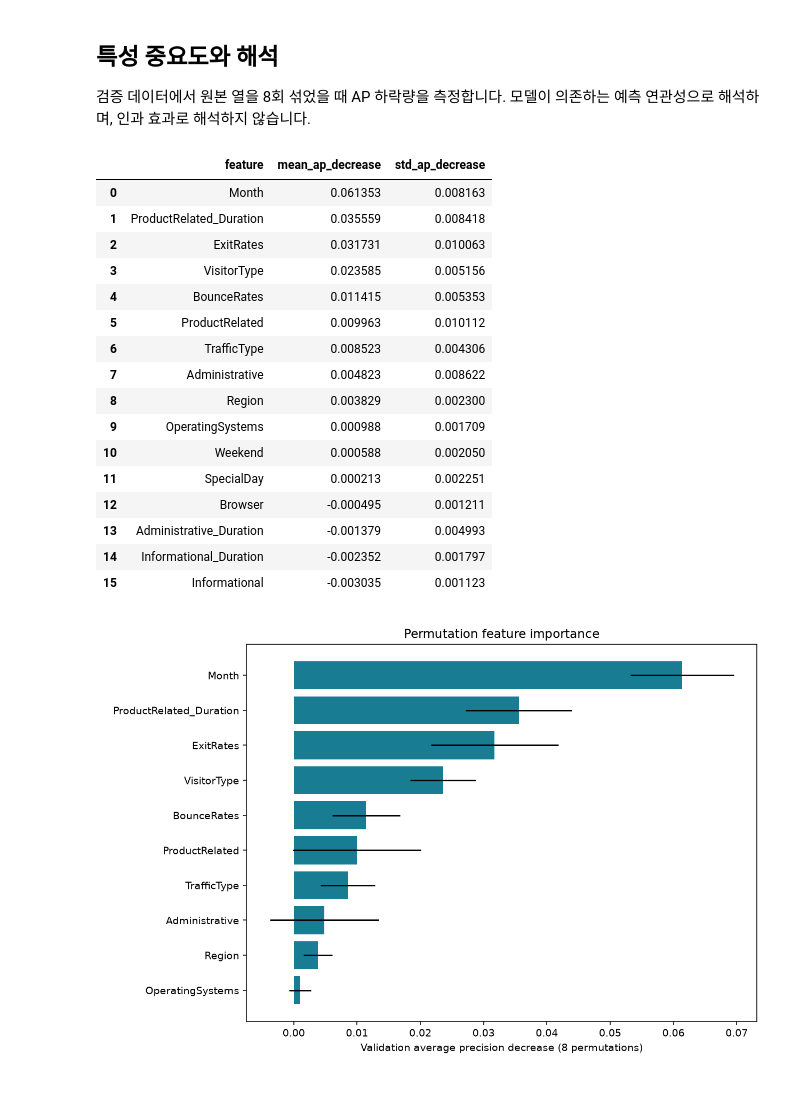
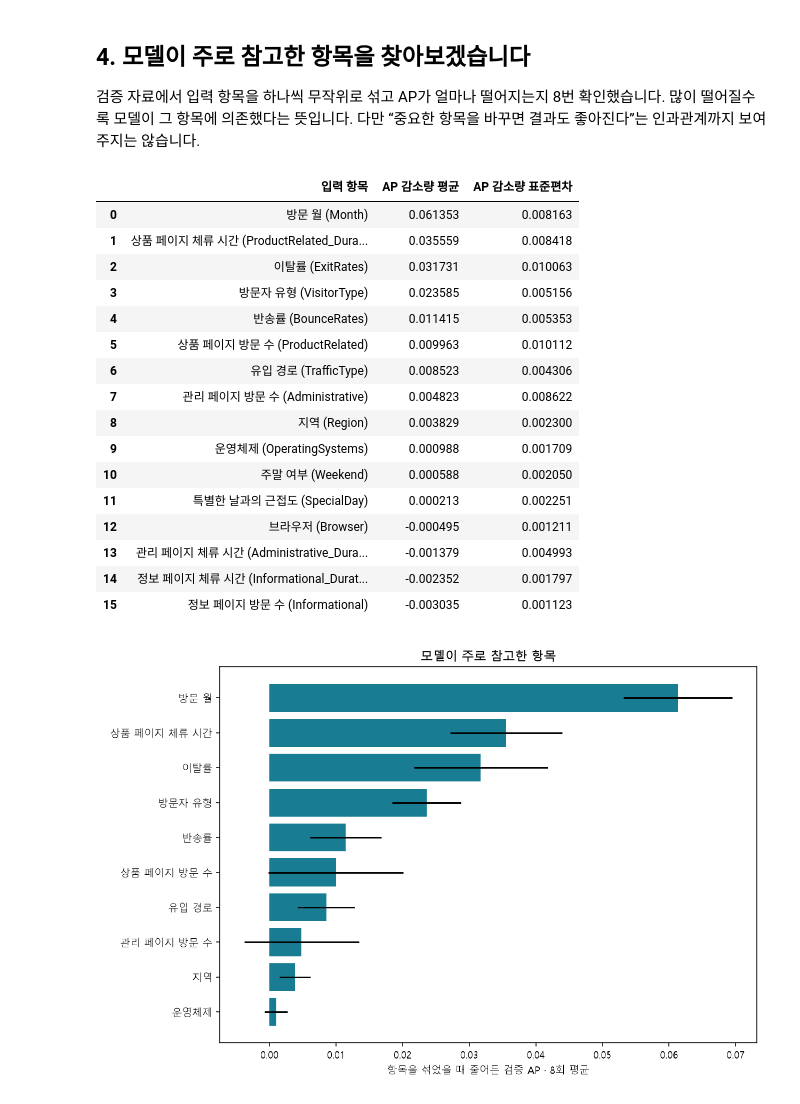
Before and after one commit to JHZZAng12/online-shopping-conversion, a Jupyter notebook: analysis.ipynb, the cells around one changed output. Drawn from its saved outputs; the diff is of its cells as text; code cells hidden in the pictures.

```diff
--- a/analysis.ipynb
+++ b/analysis.ipynb
@@ -152,27 +153,27 @@ display(pd.read_csv("misclassified.csv").head(10))
 # %% [markdown]
-## 특성 중요도와 해석
+## 4. 모델이 주로 참고한 항목을 찾아보겠습니다
 
-검증 데이터에서 원본 열을 8회 섞었을 때 AP 하락량을 측정합니다. 모델이 의존하는 예측 연관성으로 해석하며, 인과 효과로 해석하지 않습니다.
+검증 자료에서 입력 항목을 하나씩 무작위로 섞고 AP가 얼마나 떨어지는지 8번 확인했습니다. 많이 떨어질수록 모델이 그 항목에 의존했다는 뜻입니다. 다만 “중요한 항목을 바꾸면 결과도 좋아진다”는 인과관계까지 보여 주지는 않습니다.
 # %%
-display(pd.read_csv("feature_importance.csv"))
-display(Image(filename="feature_importance.png"))
+display(importance_for_readers(pd.read_csv('feature_importance.csv')))
+display(Image(filename='feature_importance.png'))
 # %% [output]
-|  | feature | mean_ap_decrease | std_ap_decrease |
-| 0 | Month | 0.061353 | 0.008163 |
-| 1 | ProductRelated_Duration | 0.035559 | 0.008418 |
-| 2 | ExitRates | 0.031731 | 0.010063 |
-| 3 | VisitorType | 0.023585 | 0.005156 |
-| 4 | BounceRates | 0.011415 | 0.005353 |
-| 5 | ProductRelated | 0.009963 | 0.010112 |
-| 6 | TrafficType | 0.008523 | 0.004306 |
-| 7 | Administrative | 0.004823 | 0.008622 |
-| 8 | Region | 0.003829 | 0.002300 |
-| 9 | OperatingSystems | 0.000988 | 0.001709 |
-| 10 | Weekend | 0.000588 | 0.002050 |
-| 11 | SpecialDay | 0.000213 | 0.002251 |
-| 12 | Browser | -0.000495 | 0.001211 |
-| 13 | Administrative_Duration | -0.001379 | 0.004993 |
-| 14 | Informational_Duration | -0.002352 | 0.001797 |
-| 15 | Informational | -0.003035 | 0.001123 |
+|  | 입력 항목 | AP 감소량 평균 | AP 감소량 표준편차 |
+| 0 | 방문 월 (Month) | 0.061353 | 0.008163 |
+| 1 | 상품 페이지 체류 시간 (ProductRelated_Dura... | 0.035559 | 0.008418 |
+| 2 | 이탈률 (ExitRates) | 0.031731 | 0.010063 |
+| 3 | 방문자 유형 (VisitorType) | 0.023585 | 0.005156 |
+| 4 | 반송률 (BounceRates) | 0.011415 | 0.005353 |
+| 5 | 상품 페이지 방문 수 (ProductRelated) | 0.009963 | 0.010112 |
+| 6 | 유입 경로 (TrafficType) | 0.008523 | 0.004306 |
+| 7 | 관리 페이지 방문 수 (Administrative) | 0.004823 | 0.008622 |
+| 8 | 지역 (Region) | 0.003829 | 0.002300 |
+| 9 | 운영체제 (OperatingSystems) | 0.000988 | 0.001709 |
+| 10 | 주말 여부 (Weekend) | 0.000588 | 0.002050 |
+| 11 | 특별한 날과의 근접도 (SpecialDay) | 0.000213 | 0.002251 |
+| 12 | 브라우저 (Browser) | -0.000495 | 0.001211 |
+| 13 | 관리 페이지 체류 시간 (Administrative_Dura... | -0.001379 | 0.004993 |
+| 14 | 정보 페이지 체류 시간 (Informational_Durat... | -0.002352 | 0.001797 |
+| 15 | 정보 페이지 방문 수 (Informational) | -0.003035 | 0.001123 |
-[figure, old version]
+[figure, new version]
 # %% [markdown]
```
Also changed, not shown: parts of 13 cells of this notebook, 12 other files.
